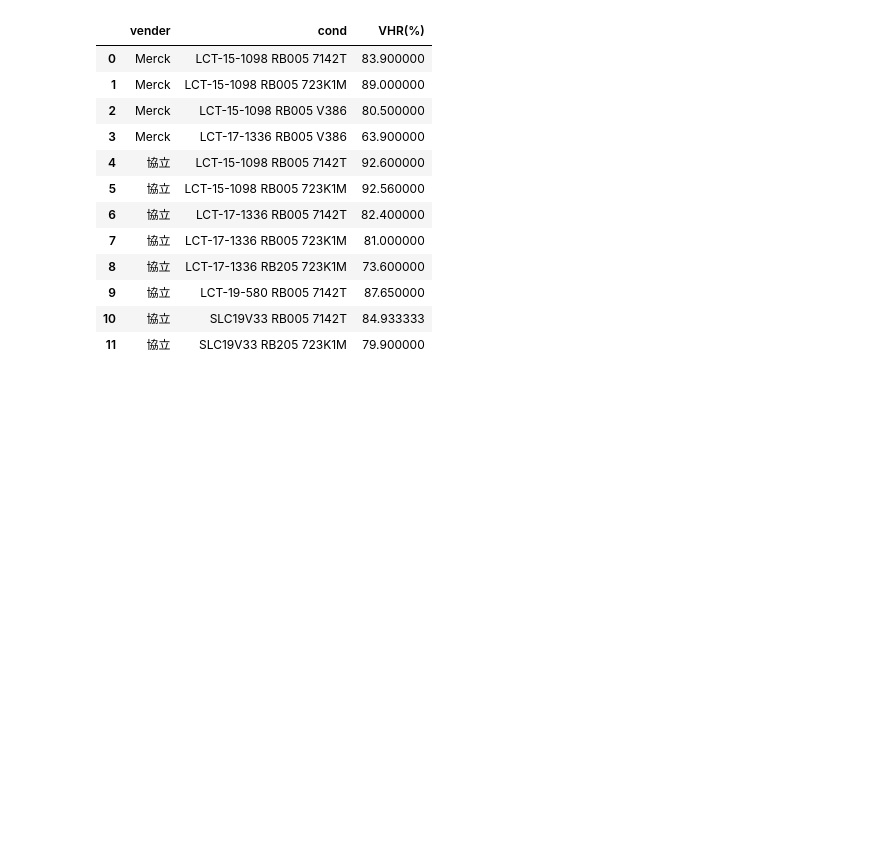
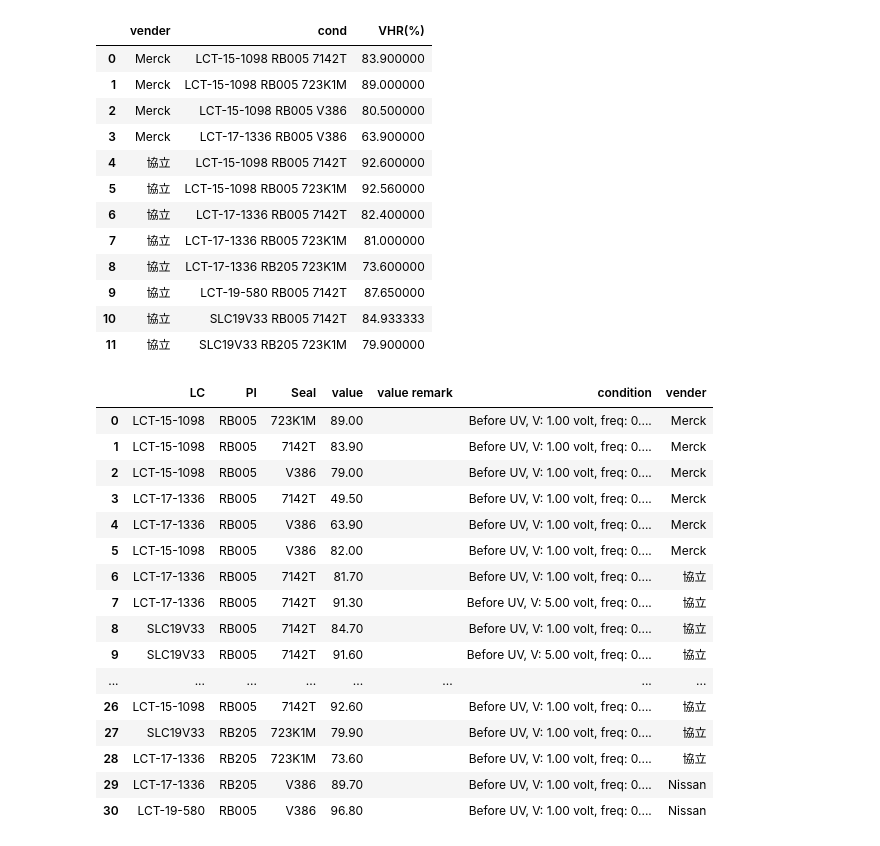
Before and after one commit to dimsplendid/td_toolkits_reconstruc, a Jupyter notebook: Notebook Quick Test.ipynb, the cells around one changed output. Cells and saved outputs as stored; diff of their text form; code cells hidden in the pictures; blank space fills up the shorter version.

```diff
--- a/Notebook Quick Test.ipynb
+++ b/Notebook Quick Test.ipynb
@@ -113,3 +74,52 @@ df_mean
 | 9 | 協立 | LCT-19-580 RB005 7142T | 87.650000 |
 | 10 | 協立 | SLC19V33 RB005 7142T | 84.933333 |
 | 11 | 協立 | SLC19V33 RB205 723K1M | 79.900000 |
+# %%
+valid_val = Validati
+query = VHR.objects.all()
+
+result = pd.DataFrame.from_records(query.values(
+    "LC__name",
+    "PI__name",
+    "seal__name",
+    "value",
+    "vender__name"
+)).rename(
+    columns={
+        "LC__name": "LC",
+        "PI__name": "PI",
+        "seal__name": "Seal",
+        "vender__name": "vender",
+    }
+)
+
+
+# value generate by customize methods
+value_remark = []
+condition = []
+
+for item in query:
+    value_remark += [item.value_remark()]
+    condition += [item.cond()]
+
+result.insert(4, 'condition', condition)
+result.insert(4, 'value remark', value_remark)
+result
+# %% [output]
+|  | LC | PI | Seal | value | value remark | condition | vender |
+| 0 | LCT-15-1098 | RB005 | 723K1M | 89.00 |  | Before UV, V: 1.00 volt, freq: 0.... | Merck |
+| 1 | LCT-15-1098 | RB005 | 7142T | 83.90 |  | Before UV, V: 1.00 volt, freq: 0.... | Merck |
+| 2 | LCT-15-1098 | RB005 | V386 | 79.00 |  | Before UV, V: 1.00 volt, freq: 0.... | Merck |
+| 3 | LCT-17-1336 | RB005 | 7142T | 49.50 |  | Before UV, V: 1.00 volt, freq: 0.... | Merck |
+| 4 | LCT-17-1336 | RB005 | V386 | 63.90 |  | Before UV, V: 1.00 volt, freq: 0.... | Merck |
+| 5 | LCT-15-1098 | RB005 | V386 | 82.00 |  | Before UV, V: 1.00 volt, freq: 0.... | Merck |
+| 6 | LCT-17-1336 | RB005 | 7142T | 81.70 |  | Before UV, V: 1.00 volt, freq: 0.... | 協立 |
+| 7 | LCT-17-1336 | RB005 | 7142T | 91.30 |  | Before UV, V: 5.00 volt, freq: 0.... | 協立 |
+| 8 | SLC19V33 | RB005 | 7142T | 84.70 |  | Before UV, V: 1.00 volt, freq: 0.... | 協立 |
+| 9 | SLC19V33 | RB005 | 7142T | 91.60 |  | Before UV, V: 5.00 volt, freq: 0.... | 協立 |
+| ... | ... | ... | ... | ... | ... | ... | ... |
+| 26 | LCT-15-1098 | RB005 | 7142T | 92.60 |  | Before UV, V: 1.00 volt, freq: 0.... | 協立 |
+| 27 | SLC19V33 | RB205 | 723K1M | 79.90 |  | Before UV, V: 1.00 volt, freq: 0.... | 協立 |
+| 28 | LCT-17-1336 | RB205 | 723K1M | 73.60 |  | Before UV, V: 1.00 volt, freq: 0.... | 協立 |
+| 29 | LCT-17-1336 | RB205 | V386 | 89.70 |  | Before UV, V: 1.00 volt, freq: 0.... | Nissan |
+| 30 | LCT-19-580 | RB005 | V386 | 96.80 |  | Before UV, V: 1.00 volt, freq: 0.... | Nissan |
```
Also changed, not shown: parts of 5 cells of this notebook, 6 other files.
